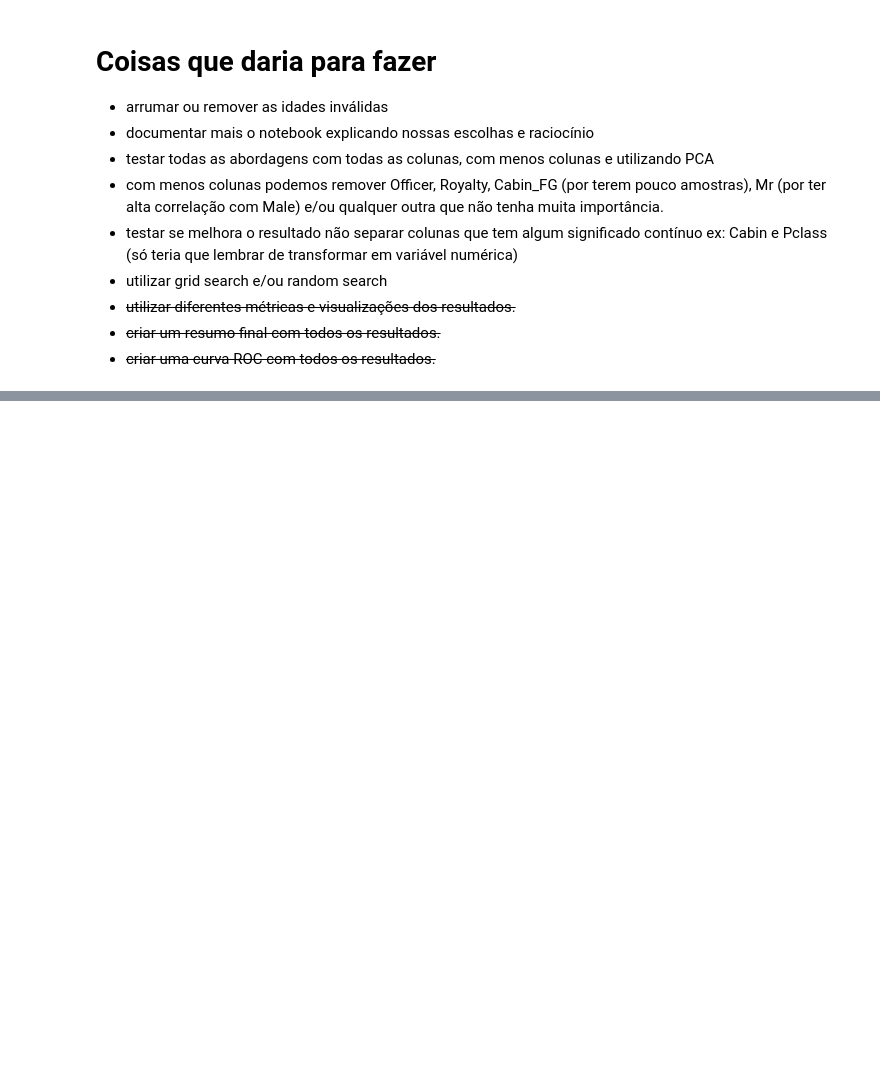
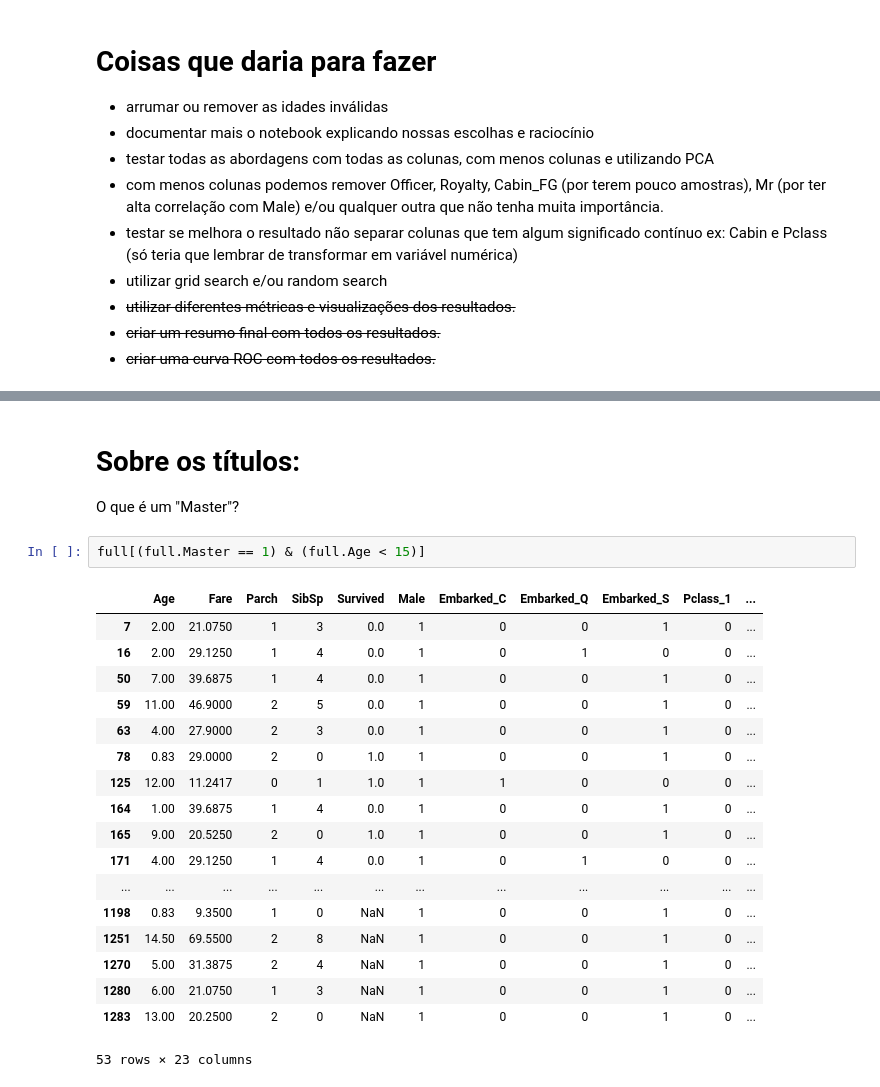
Before and after one commit to cordeirolibel/RPI, a Jupyter notebook: APS01/titanic_projeto01.ipynb, the cells around one changed output, grey strips where cells are left out. Cells and saved outputs as stored; diff of their text form; blank space fills up the shorter version.

Commit message:
Add inicio kfold, comentarios sobre idade e titulo

```diff
--- a/APS01/titanic_projeto01.ipynb
+++ b/APS01/titanic_projeto01.ipynb
@@ -746,0 +807,24 @@ plt.show()
+# %% [markdown]
+# Sobre os títulos:
+O que é um "Master"?
+# %%
+full[(full.Master == 1) & (full.Age < 15)]
+# %% [output]
+|  | Age | Fare | Parch | SibSp | Survived | Male | Embarked_C | Embarked_Q | Embarked_S | Pclass_1 | ... |
+| 7 | 2.00 | 21.0750 | 1 | 3 | 0.0 | 1 | 0 | 0 | 1 | 0 | ... |
+| 16 | 2.00 | 29.1250 | 1 | 4 | 0.0 | 1 | 0 | 1 | 0 | 0 | ... |
+| 50 | 7.00 | 39.6875 | 1 | 4 | 0.0 | 1 | 0 | 0 | 1 | 0 | ... |
+| 59 | 11.00 | 46.9000 | 2 | 5 | 0.0 | 1 | 0 | 0 | 1 | 0 | ... |
+| 63 | 4.00 | 27.9000 | 2 | 3 | 0.0 | 1 | 0 | 0 | 1 | 0 | ... |
+| 78 | 0.83 | 29.0000 | 2 | 0 | 1.0 | 1 | 0 | 0 | 1 | 0 | ... |
+| 125 | 12.00 | 11.2417 | 0 | 1 | 1.0 | 1 | 1 | 0 | 0 | 0 | ... |
+| 164 | 1.00 | 39.6875 | 1 | 4 | 0.0 | 1 | 0 | 0 | 1 | 0 | ... |
+| 165 | 9.00 | 20.5250 | 2 | 0 | 1.0 | 1 | 0 | 0 | 1 | 0 | ... |
+| 171 | 4.00 | 29.1250 | 1 | 4 | 0.0 | 1 | 0 | 1 | 0 | 0 | ... |
+| ... | ... | ... | ... | ... | ... | ... | ... | ... | ... | ... | ... |
+| 1198 | 0.83 | 9.3500 | 1 | 0 | NaN | 1 | 0 | 0 | 1 | 0 | ... |
+| 1251 | 14.50 | 69.5500 | 2 | 8 | NaN | 1 | 0 | 0 | 1 | 0 | ... |
+| 1270 | 5.00 | 31.3875 | 2 | 4 | NaN | 1 | 0 | 0 | 1 | 0 | ... |
+| 1280 | 6.00 | 21.0750 | 1 | 3 | NaN | 1 | 0 | 0 | 1 | 0 | ... |
+| 1283 | 13.00 | 20.2500 | 2 | 0 | NaN | 1 | 0 | 0 | 1 | 0 | ... |
+53 rows × 23 columns
```
Also changed, not shown: parts of 18 cells of this notebook.
